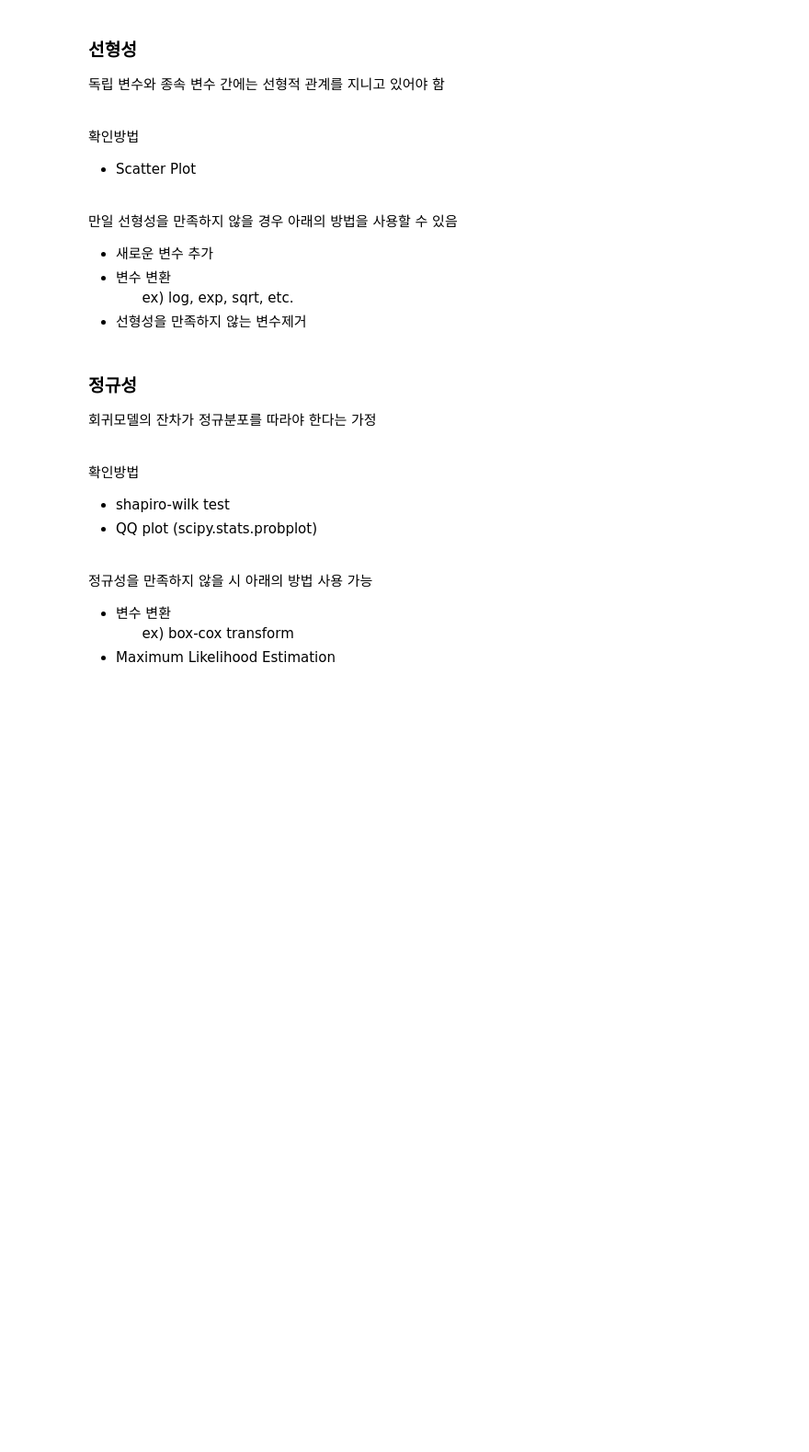
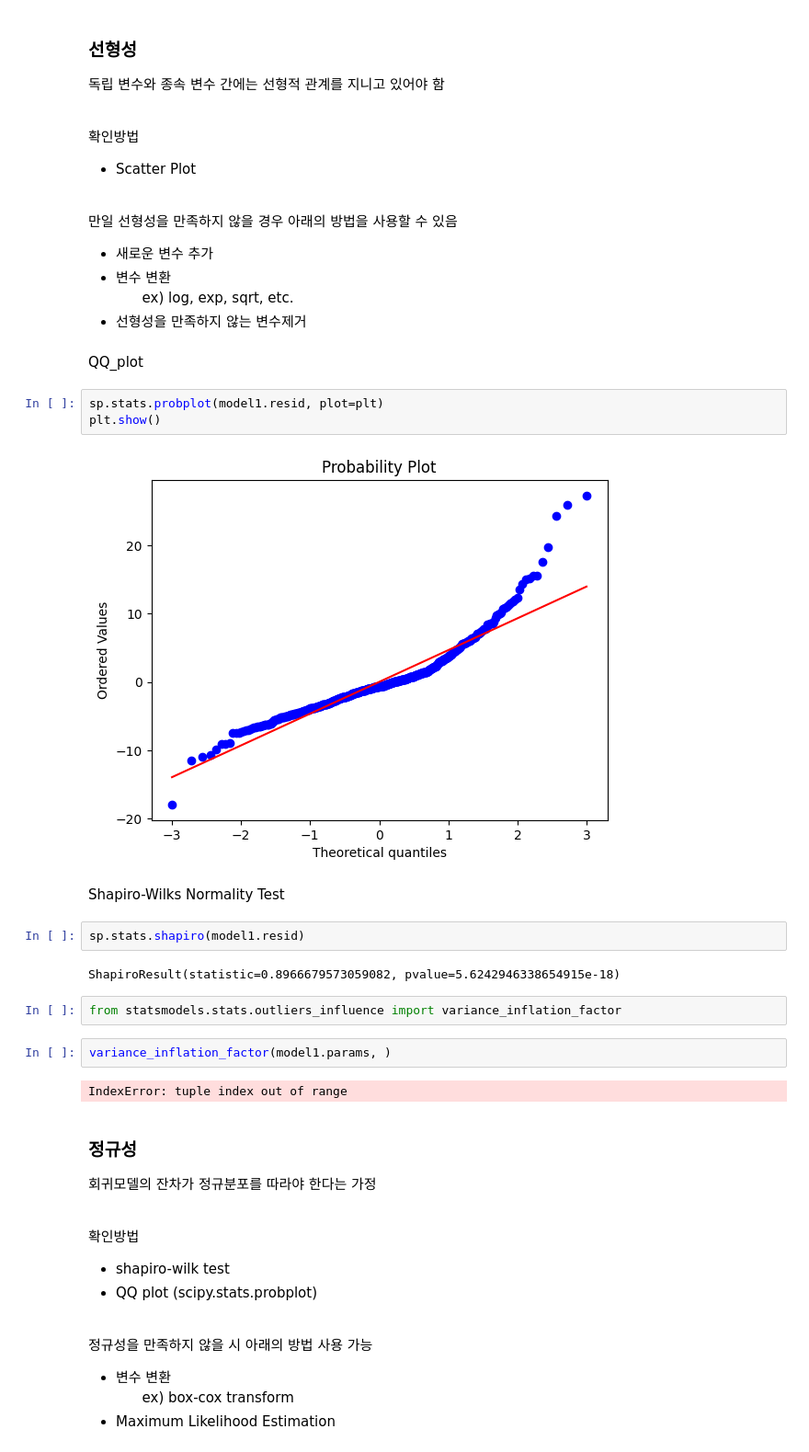
Before and after one commit to soldierzeus/bigdata_thunder, a Jupyter notebook: bigdata2/day02.ipynb, the cells around one changed output. Shown at 92% size. Drawn from its saved outputs; the diff is of its cells as text; blank space fills up the shorter version.

```diff
--- a/bigdata2/day02.ipynb
+++ b/bigdata2/day02.ipynb
@@ -448,6 +453,25 @@ Notes:
 - 변수 변환 <br>
 &nbsp;&nbsp;&nbsp;&nbsp;&nbsp; ex) log, exp, sqrt, etc. <br>
 - 선형성을 만족하지 않는 변수제거 <br>
+# %% [markdown]
+QQ_plot
+# %%
+sp.stats.probplot(model1.resid, plot=plt)
+plt.show()
+# %% [output]
+[figure, added]
+# %% [markdown]
+Shapiro-Wilks Normality Test
+# %%
+sp.stats.shapiro(model1.resid)
+# %% [output]
+ShapiroResult(statistic=0.8966679573059082, pvalue=5.6242946338654915e-18)
+# %%
+from statsmodels.stats.outliers_influence import variance_inflation_factor
+# %%
+variance_inflation_factor(model1.params, )
+# %% [output]
+IndexError: tuple index out of range
 # %% [markdown]
 ### 정규성
 
```
Also changed, not shown: parts of 16 cells of this notebook.
